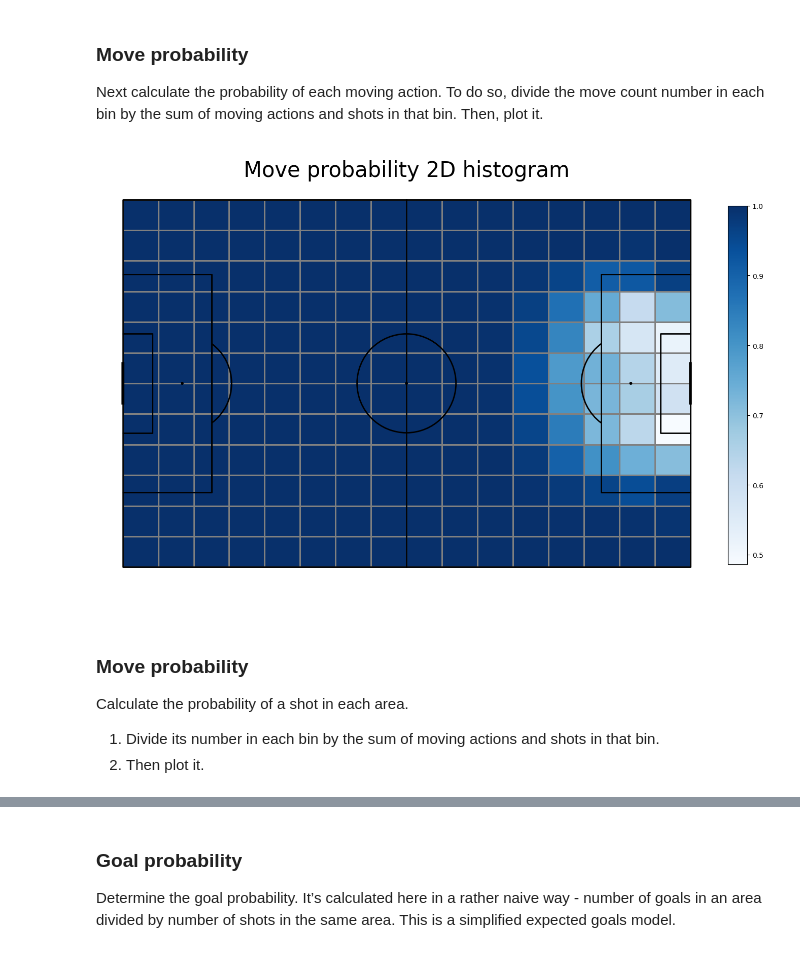
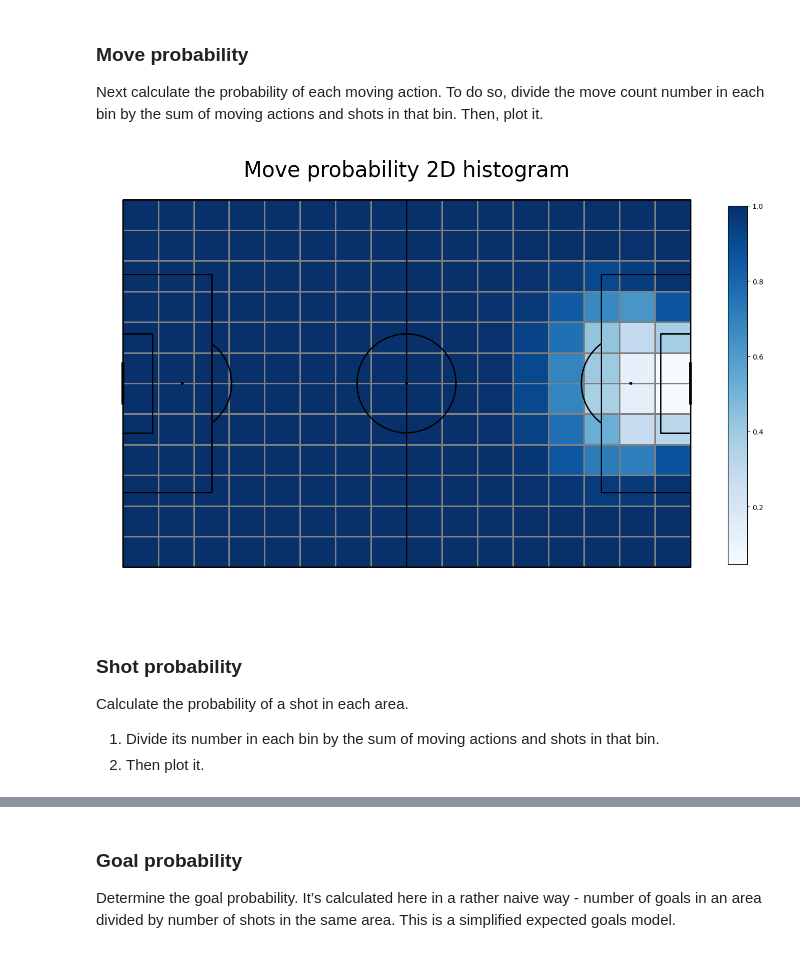
Before and after one commit to khoffLSU/footy_analytics, a Jupyter notebook: Valuing Actions Chapter.ipynb, the cells around one changed output, grey strips where cells are left out. Saved outputs shown, nothing was run; the diff lists cells and outputs as text; code cells hidden in the pictures.

Commit message:
xT by position calculation

```diff
--- a/Valuing Actions Chapter.ipynb
+++ b/Valuing Actions Chapter.ipynb
@@ -189,7 +189,7 @@ move_df = (df
               kickedOut = lambda df: np.where(df.nextEvent == "Ball out of the field",1,0))
       .loc[lambda df: df.subEventName.isin(['Simple pass', 'High pass', 'Head pass', 'Smart pass', 'Cross'])]
       .query('kickedOut == 0')
-      .assign(x = lambda df: df.positions.apply(lambda cell: (100 - cell[0]['x']) * 105/100),
+      .assign(x = lambda df: df.positions.apply(lambda cell: (cell[0]['x']) * 105/100),
               y = lambda df: df.positions.apply(lambda cell: (100 - cell[0]['y']) * 68/100),
               end_x = lambda df: df.positions.apply(lambda cell: (cell[1]['x']) * 105/100),
               end_y = lambda df: df.positions.apply(lambda cell: (100 - cell[1]['y']) * 68/100))
@@ -290,18 +290,18 @@ move_probability = move_count/(move_count+shot_count)
 # %%
 #plotting it
 fig, ax = pitch.grid(grid_height=0.9, title_height=0.06, axis=False,
                      endnote_height=0.04, title_space=0, endnote_space=0)
 move["statistic"] = move_probability
-pcm  = pitch.heatmap(move, cmap='Blues', edgecolor='grey', ax=ax['pitch'], label)
+pcm  = pitch.heatmap(move, cmap='Blues', edgecolor='grey', ax=ax['pitch'], label=move)
 #legend to our plot
 ax_cbar = fig.add_axes((1, 0.093, 0.03, 0.786))
 cbar = plt.colorbar(pcm, cax=ax_cbar)
 fig.suptitle('Move probability 2D histogram', fontsize = 30)
 plt.show()
 # %% [output]
-[figure, old version]
+[figure, new version]
 # %% [markdown]
-### Move probability
+### Shot probability
 Calculate the probability of a shot in each area.
 1. Divide its number in each bin by the sum of moving actions and shots in that bin.
 2. Then plot it.
```
Also changed, not shown: parts of 24 cells of this notebook.
